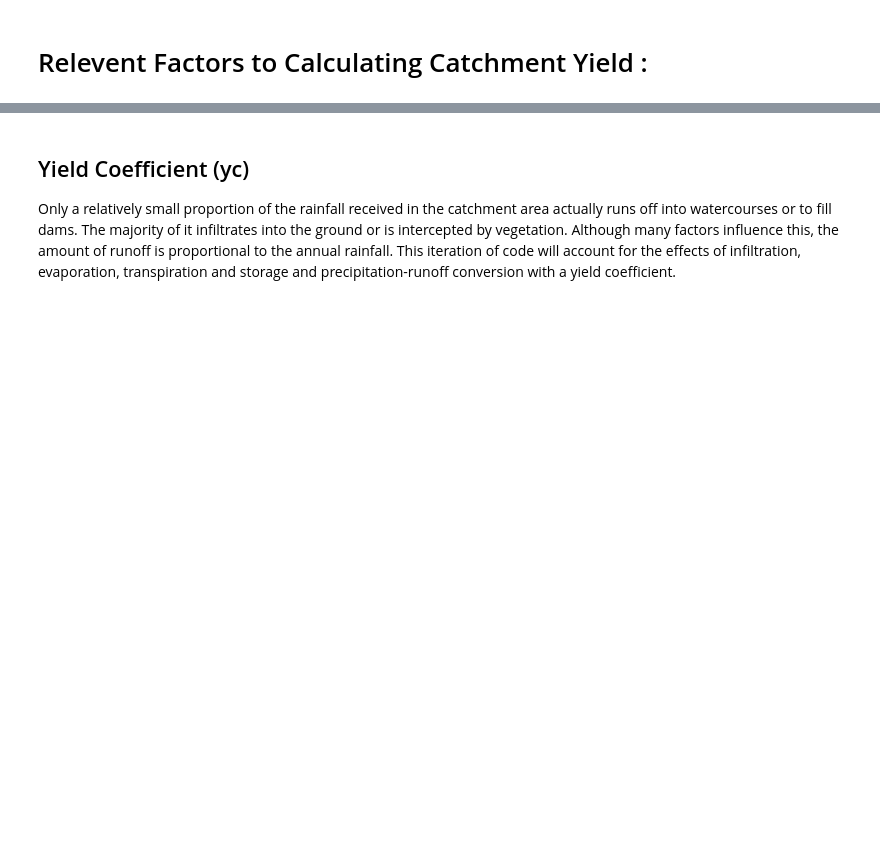
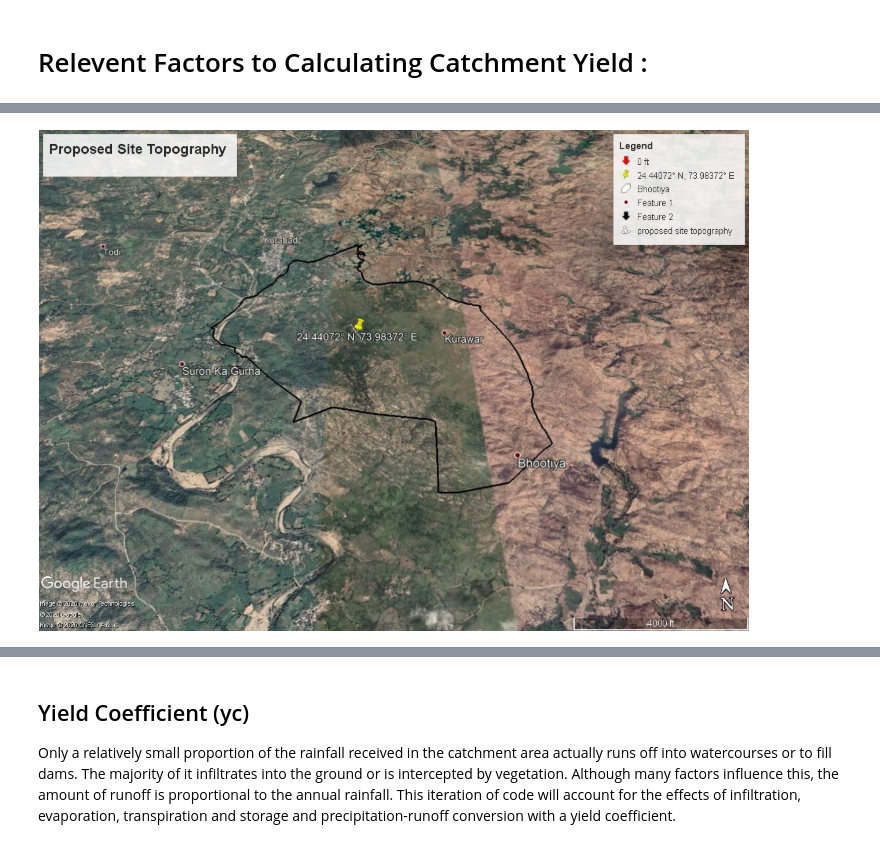
Before and after one commit to sophiaertel/CE6800_TermProject_Group1, a Jupyter notebook: HydraulicModel_SERTEL.ipynb, the cells around one changed output, grey strips where cells are left out. Saved outputs shown, nothing was run; the diff lists cells and outputs as text; code cells hidden in the pictures; blank space fills up the shorter version.

```diff
--- a/HydraulicModel_SERTEL.ipynb
+++ b/HydraulicModel_SERTEL.ipynb
@@ -8,0 +14,5 @@ Catchment Yield (L) = Catchment Area x Avg. Annual Rainfall x Yield Coefficient
+# %%
+from IPython.display import Image
+Image(filename='bhutiya_googleearthpro.png')
+# %% [output]
+[figure, added]
```
Also changed, not shown: parts of 12 cells of this notebook.
